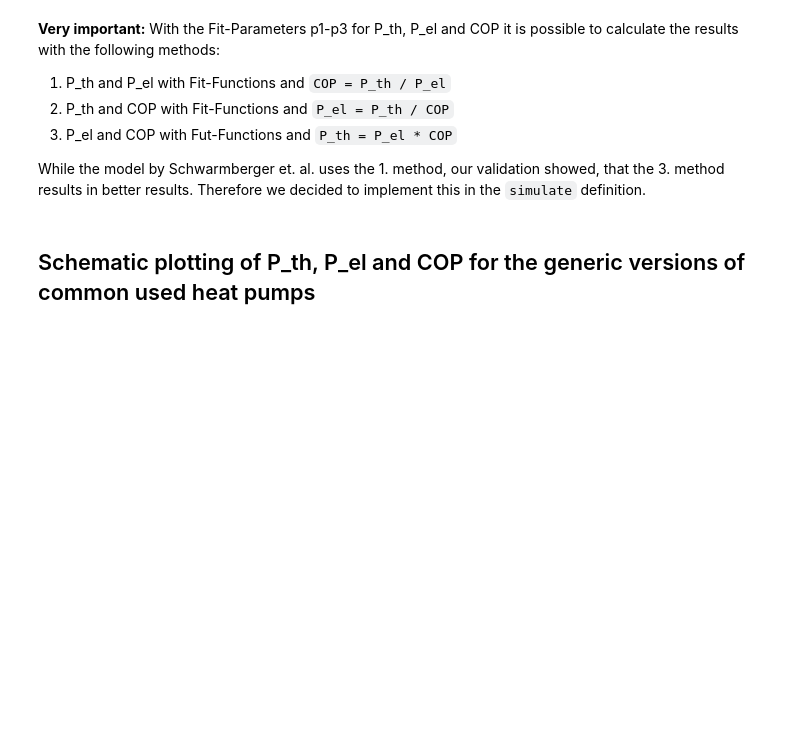
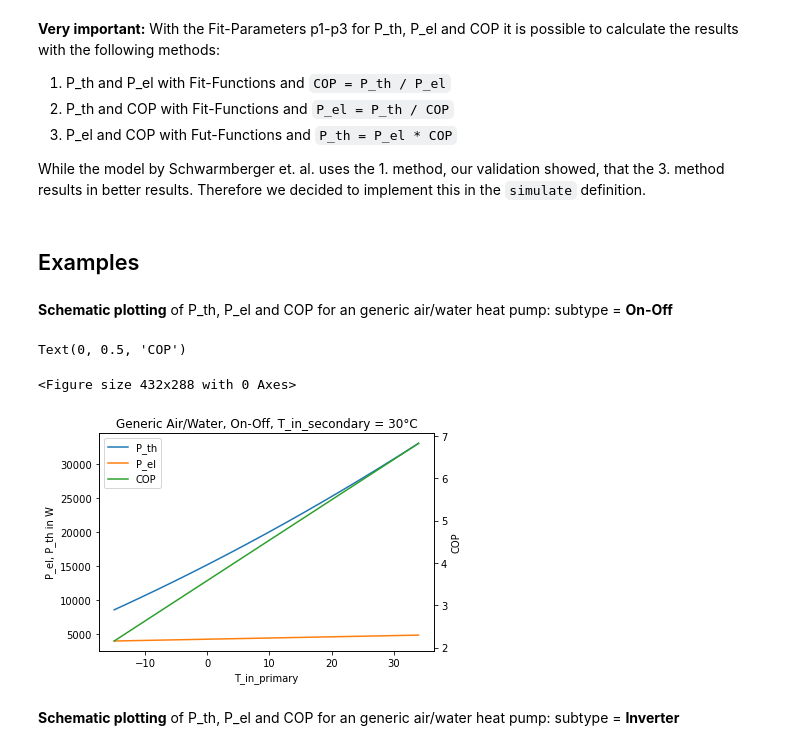
Before and after one commit to FZJ-IEK3-VSA/hplib, a Jupyter notebook: Documentation.ipynb, the cells around one changed output. Drawn from its saved outputs; the diff is of its cells as text; code cells hidden in the pictures; blank space fills up the shorter version.

```diff
--- a/Documentation.ipynb
+++ b/Documentation.ipynb
@@ -125,5 +126,36 @@ COP: 1.403
 3. P_el and COP with Fut-Functions and `P_th = P_el * COP`
 
 While the model by Schwarmberger et. al. uses the 1. method, our validation showed, that the 3. method results in better results. Therefore we decided to implement this in the `simulate` definition.
+# %% [markdown]
+## Examples
+# %% [markdown]
+**Schematic plotting** of P_th, P_el and COP for an generic air/water heat pump: subtype = **On-Off**
+# %%
+# Define Temperatures
+T_in_primary = range(-15, 35) # air temperatur
+T_in_secondary = 30 # e.g. temperature from hot water storage
+
+# Load parameters of Generic Air/Water, On-Off
+parameters = hpl.getParameters('Generic', 4, 10000)
+
+# Simulate
+names = ['T_in_primary','P_th', 'P_el', 'COP']
+data = []
+
+for t in T_in_primary:
+    P_th, P_el, COP = hpl.simulate(t, T_in_secondary, parameters)
+    data.append([t, P_th, P_el, COP])
+
+results = pd.DataFrame(data, columns=names)
+
+# Plot
+plt.figure()
+ax = results.plot(x='T_in_primary', secondary_y=['COP'], mark_right=False, title='Generic Air/Water, On-Off, T_in_secondary = 30°C')
+ax.set_ylabel('P_el, P_th in W')
+ax.right_ax.set_ylabel('COP')
+# %% [output]
+Text(0, 0.5, 'COP')
+<Figure size 432x288 with 0 Axes>
+[figure, added]
 # %% [markdown]
-## Schematic plotting of P_th, P_el and COP for the generic versions of common used heat pumps
+**Schematic plotting** of P_th, P_el and COP for an generic air/water heat pump: subtype = **Inverter**
```
Also changed, not shown: parts of 2 cells of this notebook.
